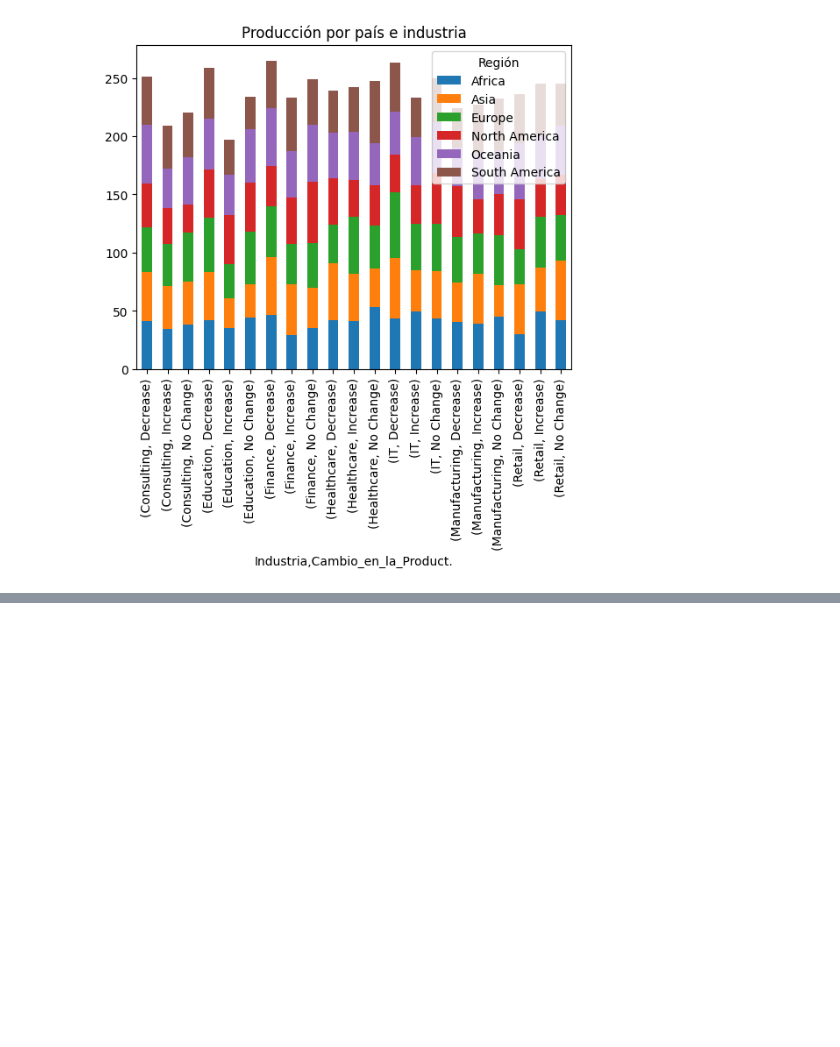
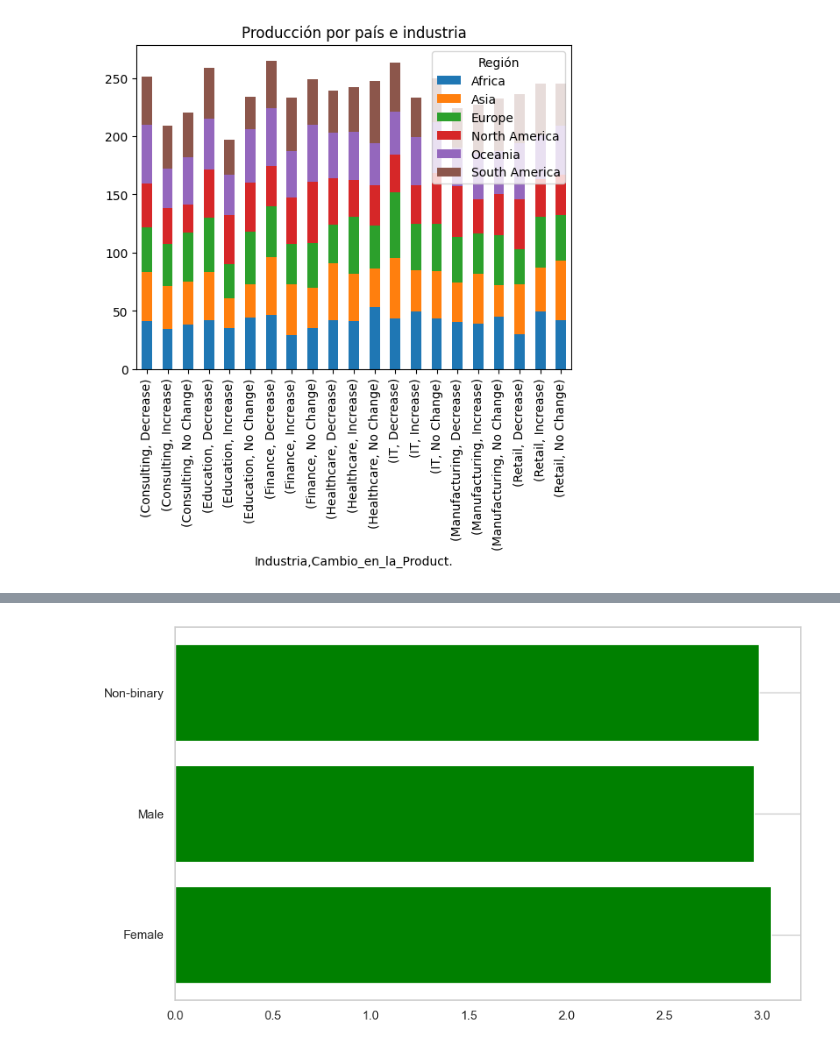
Before and after one commit to ConchaLG/ONLINE_DS_THEBRIDGE_ConchaLopez_Exercises, a Jupyter notebook: Concha_EDA/EDA.ipynb, the cells around one changed output, grey strips where cells are left out. Saved outputs shown, nothing was run; the diff lists cells and outputs as text; code cells hidden in the pictures; blank space fills up the shorter version.

```diff
--- a/Concha_EDA/EDA.ipynb
+++ b/Concha_EDA/EDA.ipynb
@@ -454,0 +502,19 @@ plt.show()
+# %%
+# Agrupar por género
+grouped_df = df.groupby('Género')['Calif._Equilibrio_Vida_Laboral'].mean().reset_index()
+
+# Gráfica de barras
+plt.figure(figsize=(10, 6))
+plt.barh(grouped_df['Género'], grouped_df['Calif._Equilibrio_Vida_Laboral'], color='green')
+plt.xlabel('')
+plt.ylabel('')
+plt.title('')
+plt.grid(axis='x')
+
+#Fondo de la figura a transparente
+plt.gcf().patch.set_alpha(0)
+plt.gca().patch.set_alpha(0)
+
+plt.show()
+# %% [output]
+[figure, added]
```
Also changed, not shown: parts of 31 cells of this notebook, 1 other file.
